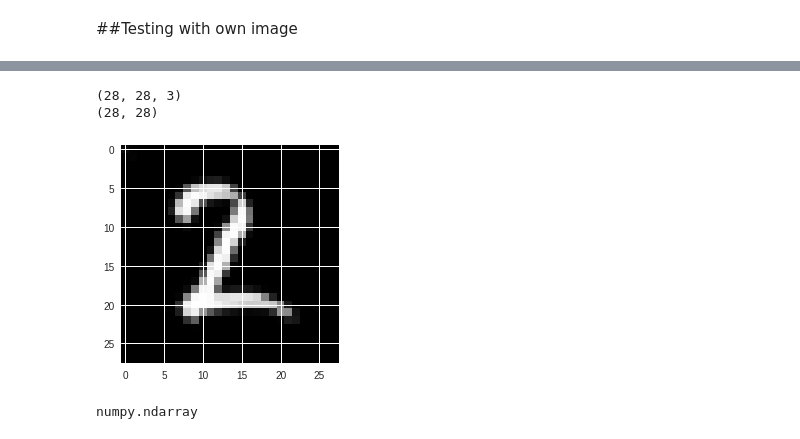
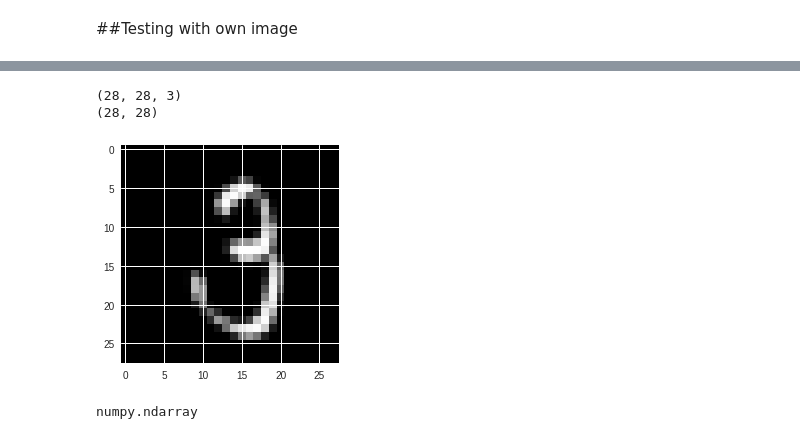
Before and after one commit to shashank2806/mnist-digits-classifiers, a Jupyter notebook: CNN_Keras.ipynb, the cells around one changed output, grey strips where cells are left out. Cells and saved outputs as stored; diff of their text form; code cells hidden in the pictures.

```diff
--- a/CNN_Keras.ipynb
+++ b/CNN_Keras.ipynb
@@ -271,22 +278,22 @@ data                                linear_model.ipynb
 # %%
 from PIL import Image
 import numpy as np
 import matplotlib.pyplot as pt
 import scipy.misc
-im = Image.open('img.png')
+im = Image.open('WhatsApp Image 2018-09-04 at 5.33.00 PM.jpeg')
 im2arr = np.array(im)
 x = scipy.misc.imresize(im2arr, (28, 28, 1))
 # pt.imshow(x)
 # pt.show()
 print(x.shape)
-red_channel = x[:, :, 1]
+red_channel = x[:, :, 2]
 print(red_channel.shape)
 pt.imshow(red_channel)
 pt.show()
 # %% [output]
 (28, 28, 3)
 (28, 28)
-[figure, old version]
+[figure, new version]
 # %%
 type(red_channel)
 # %% [output]
```
Also changed, not shown: parts of 14 cells of this notebook.
